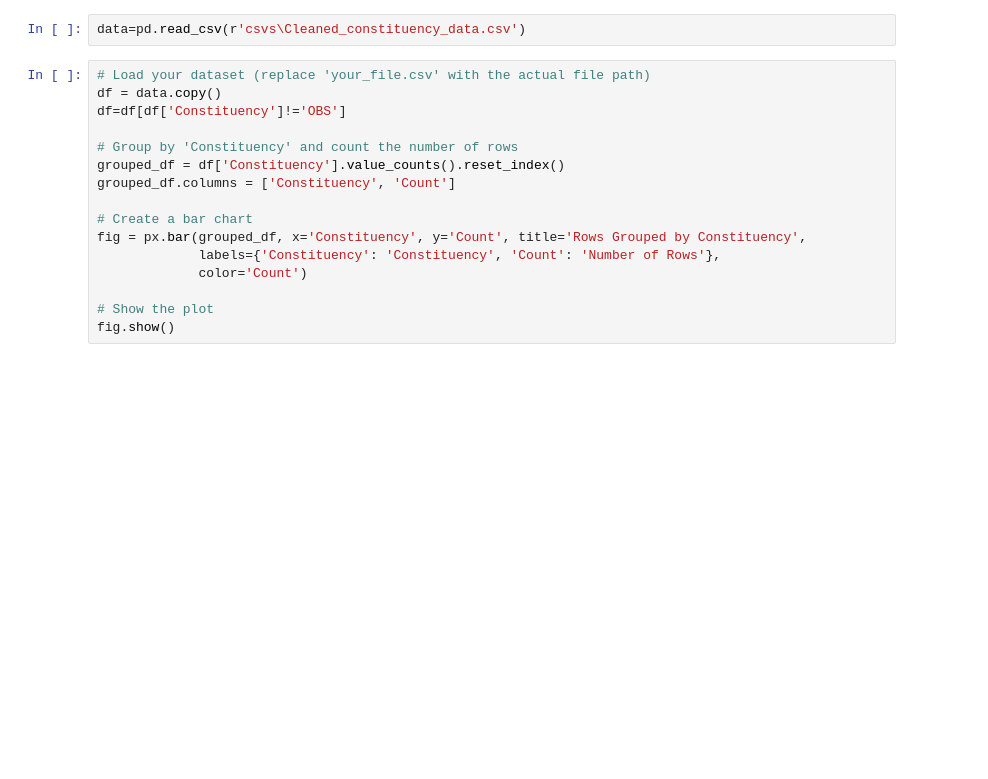
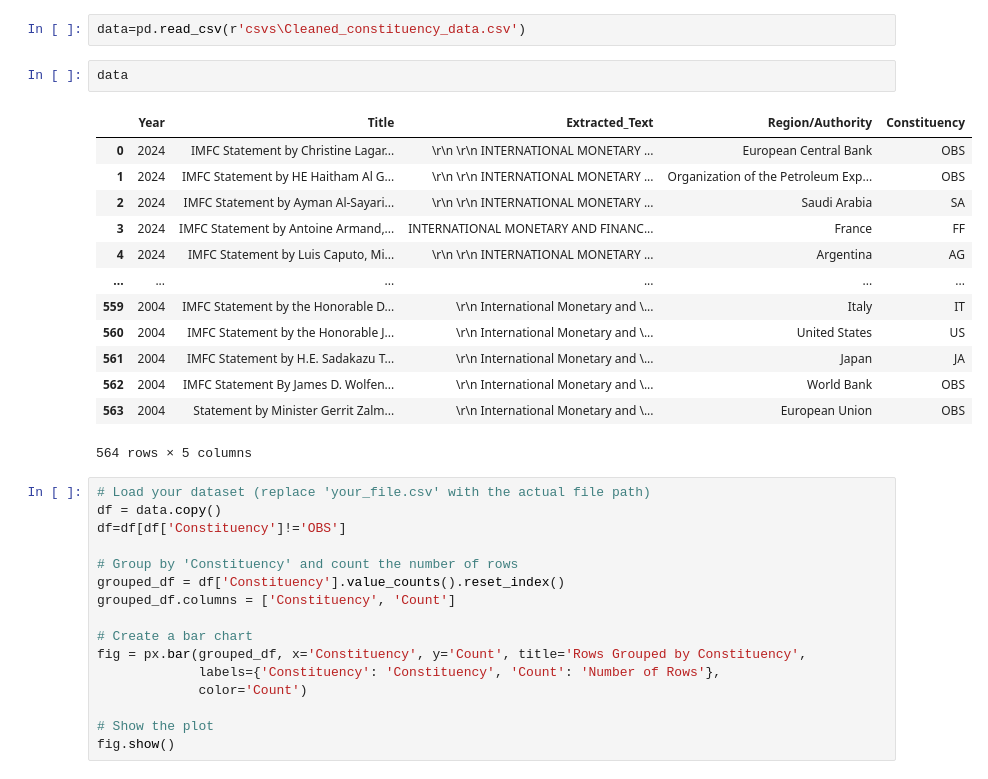
Before and after one commit to hmustafa9/IMF-Comuniques-Analysis, a Jupyter notebook: Stements_Analysis_EDA.ipynb, the cells around one changed output. Saved outputs shown, nothing was run; the diff lists cells and outputs as text; blank space fills up the shorter version.

```diff
--- a/Stements_Analysis_EDA.ipynb
+++ b/Stements_Analysis_EDA.ipynb
@@ -3,6 +3,22 @@ import pandas as pd
 import plotly.express as px
 # %%
 data=pd.read_csv(r'csvs\Cleaned_constituency_data.csv')
+# %%
+data
+# %% [output]
+|  | Year | Title | Extracted_Text | Region/Authority | Constituency |
+| 0 | 2024 | IMFC Statement by Christine Lagar... | \r\n \r\n INTERNATIONAL MONETARY ... | European Central Bank | OBS |
+| 1 | 2024 | IMFC Statement by HE Haitham Al G... | \r\n \r\n INTERNATIONAL MONETARY ... | Organization of the Petroleum Exp... | OBS |
+| 2 | 2024 | IMFC Statement by Ayman Al-Sayari... | \r\n \r\n INTERNATIONAL MONETARY ... | Saudi Arabia | SA |
+| 3 | 2024 | IMFC Statement by Antoine Armand,... | INTERNATIONAL MONETARY AND FINANC... | France | FF |
+| 4 | 2024 | IMFC Statement by Luis Caputo, Mi... | \r\n \r\n INTERNATIONAL MONETARY ... | Argentina | AG |
+| ... | ... | ... | ... | ... | ... |
+| 559 | 2004 | IMFC Statement by the Honorable D... | \r\n International Monetary and \... | Italy | IT |
+| 560 | 2004 | IMFC Statement by the Honorable J... | \r\n International Monetary and \... | United States | US |
+| 561 | 2004 | IMFC Statement by H.E. Sadakazu T... | \r\n International Monetary and \... | Japan | JA |
+| 562 | 2004 | IMFC Statement By James D. Wolfen... | \r\n International Monetary and \... | World Bank | OBS |
+| 563 | 2004 | Statement by Minister Gerrit Zalm... | \r\n International Monetary and \... | European Union | OBS |
+564 rows × 5 columns
 # %%
 # Load your dataset (replace 'your_file.csv' with the actual file path)
 df = data.copy()
```
Also changed, not shown: parts of 1 cell of this notebook, 2 other files.
